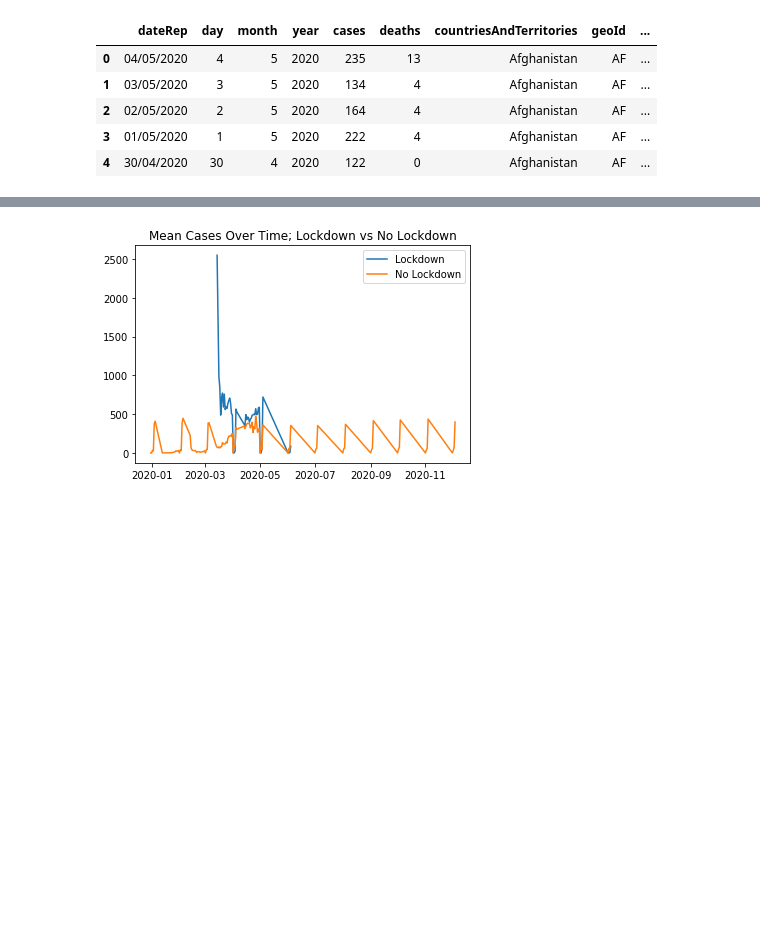
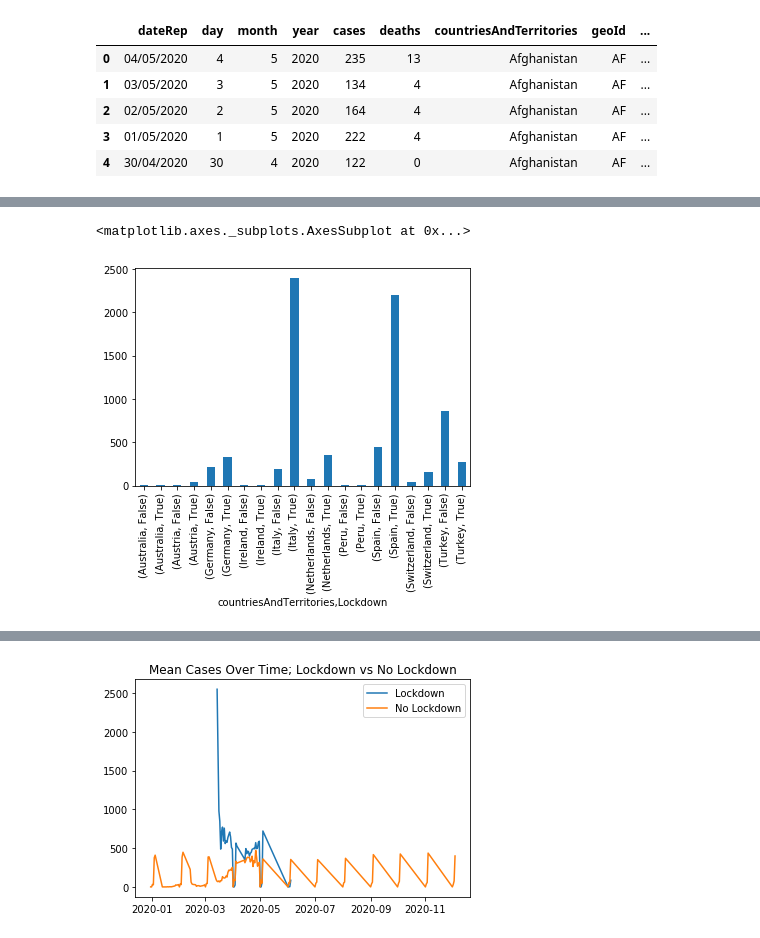
Before and after one commit to RPerron91/Lockdown-Efficacy, a Jupyter notebook: capstone1_notebook.ipynb, the cells around one changed output, grey strips where cells are left out. Drawn from its saved outputs; the diff is of its cells as text; code cells hidden in the pictures; blank space fills up the shorter version.

```diff
--- a/capstone1_notebook.ipynb
+++ b/capstone1_notebook.ipynb
@@ -131 +273,9 @@ group_sum.head(15)
+# %%
+group_sum['deaths'].plot.bar()
+
+# Because of the exponential spread of the virus, it is difficult to tease out the trend of whether the lockdowns were effective
+# looking only at the raw sum, even over a very similar period of time.
+# %% [output]
+<matplotlib.axes._subplots.AxesSubplot at 0x...>
+[figure, added]
 # %%
```
Also changed, not shown: parts of 18 cells of this notebook, 1 other file.
